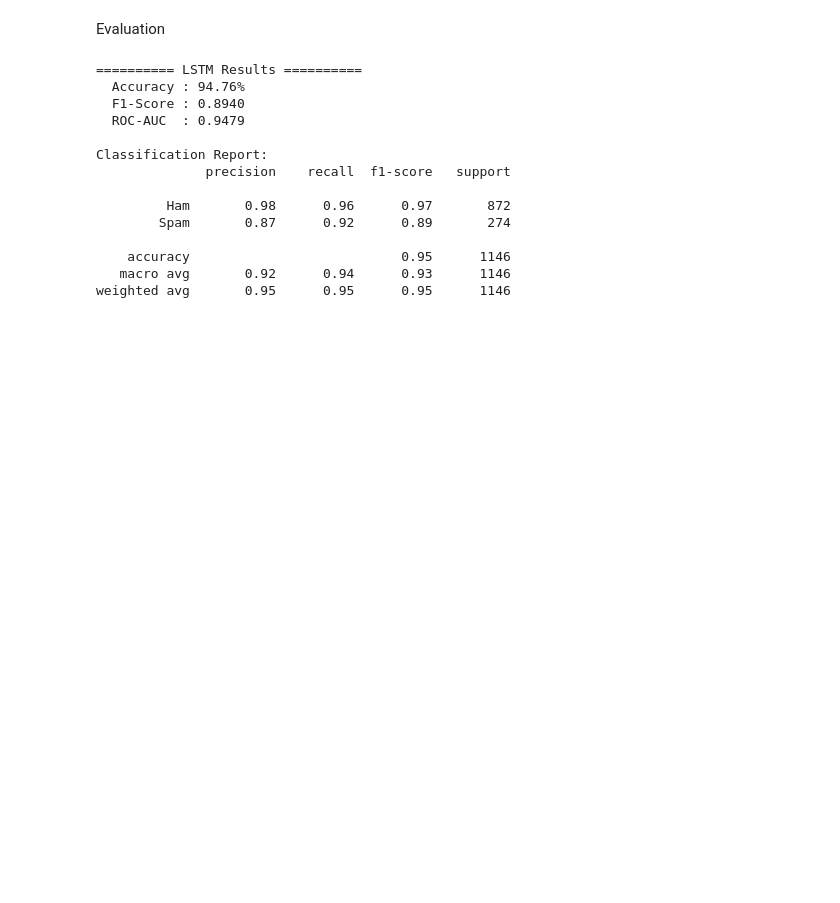
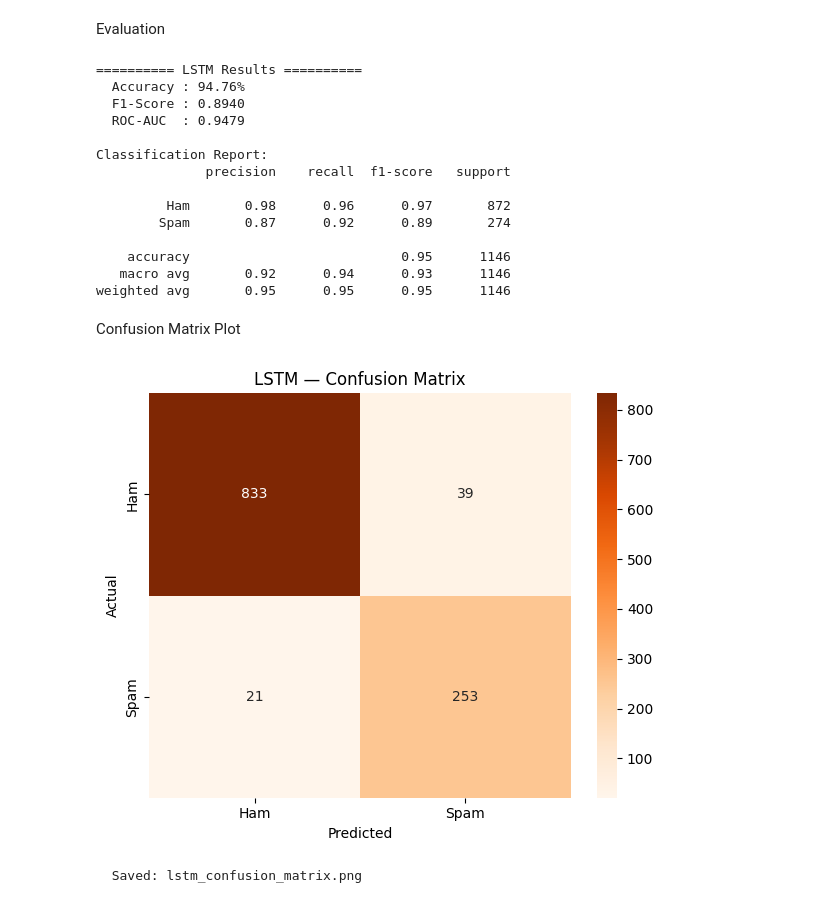
Before and after one commit to vsindrajith7/predictive-project-grp-3, a Jupyter notebook: LSTM.ipynb, the cells around one changed output. Drawn from its saved outputs; the diff is of its cells as text; code cells hidden in the pictures; blank space fills up the shorter version.

```diff
--- a/LSTM.ipynb
+++ b/LSTM.ipynb
@@ -369,3 +369,22 @@ Classification Report:
     accuracy                           0.95      1146
    macro avg       0.92      0.94      0.93      1146
 weighted avg       0.95      0.95      0.95      1146
+# %% [markdown]
+Confusion Matrix Plot
+# %%
+cm = confusion_matrix(y_test, y_pred)
+
+plt.figure(figsize=(6, 5))
+sns.heatmap(cm, annot=True, fmt='d', cmap='Oranges',
+            xticklabels=['Ham', 'Spam'],
+            yticklabels=['Ham', 'Spam'])
+plt.title('LSTM — Confusion Matrix')
+plt.xlabel('Predicted')
+plt.ylabel('Actual')
+plt.tight_layout()
+plt.savefig('lstm_confusion_matrix.png')
+plt.show()
+print("  Saved: lstm_confusion_matrix.png")
+# %% [output]
+[figure, added]
+  Saved: lstm_confusion_matrix.png
```
